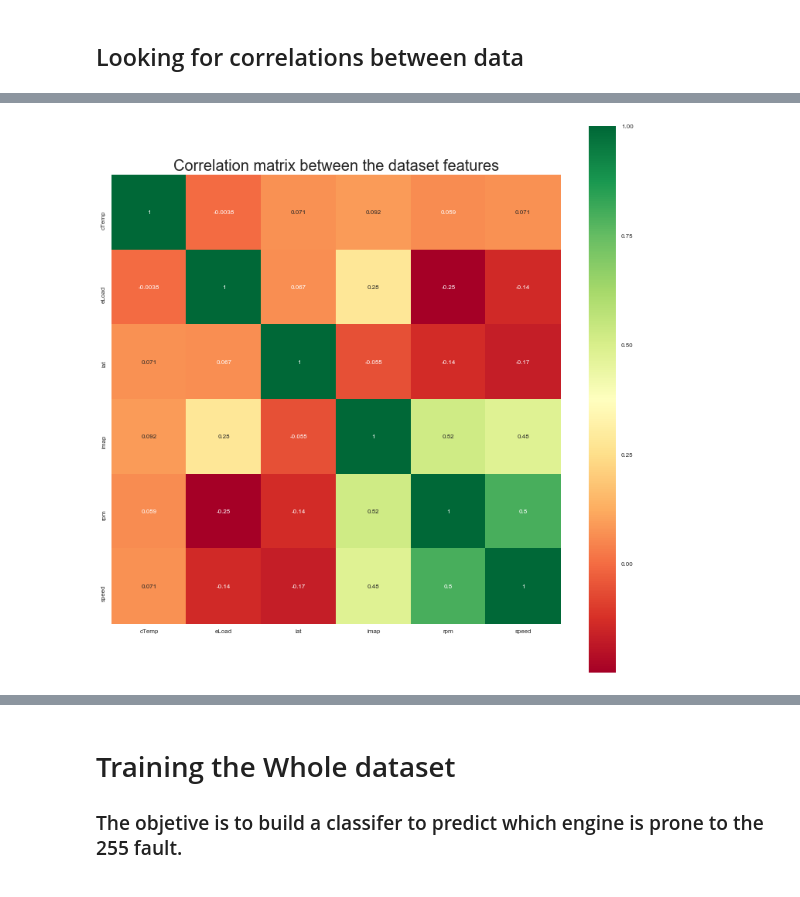
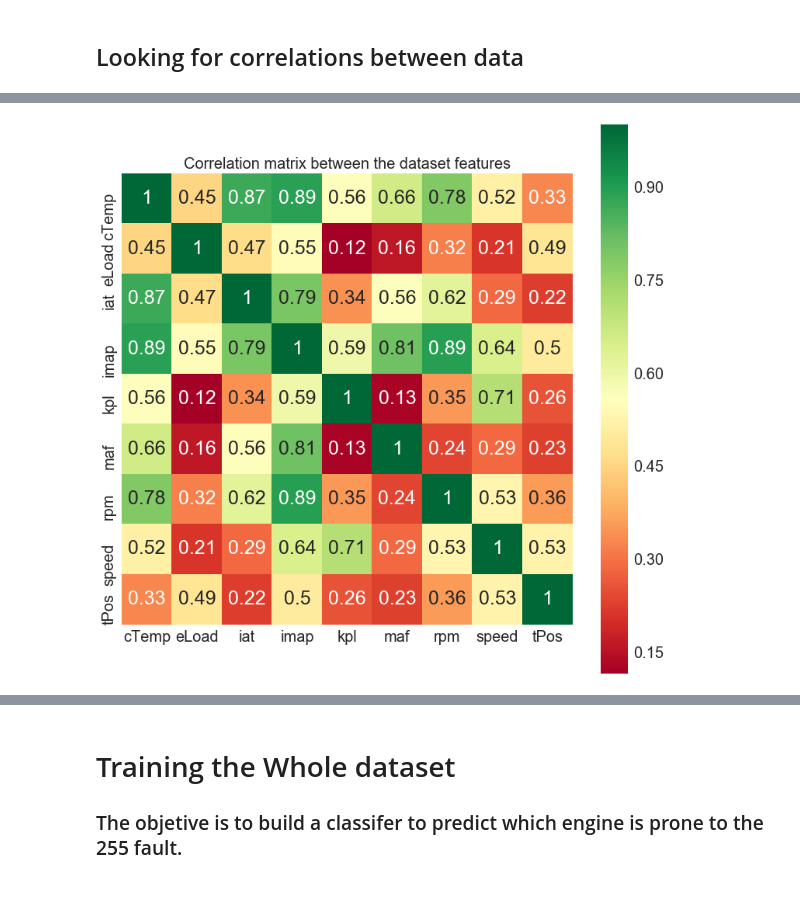
Before and after one commit to noshaq/Vehicle_remote_sensing, a Jupyter notebook: vehicle_telematics.ipynb, the cells around one changed output, grey strips where cells are left out. Drawn from its saved outputs; the diff is of its cells as text; code cells hidden in the pictures.

```diff
--- a/vehicle_telematics.ipynb
+++ b/vehicle_telematics.ipynb
@@ -387,2 +382,20 @@ feature_subplots(trip124scaled,'Relevant Scaled Engine Features for deviceID = 2
 # %% [markdown]
 ## Looking for correlations between data
+# %%
+import seaborn as sns
+
+correlation_matrix = trip124scaled.corr()
+
+plt.figure(figsize=(13,13))
+
+plt.rcParams.update({'font.size': 20})
+plt.rc('axes', titlesize = 20)
+plt.rc('axes', labelsize = 10)
+plt.rc('xtick', labelsize = 20)    # fontsize of the tick labels
+plt.rc('ytick', labelsize = 20)    # fontsize of the tick labels
+plt.rc('legend', fontsize = 20)    # legend fontsize
+plt.rc('figure', titlesize = 20)
+ax = sns.heatmap(correlation_matrix, vmax=1, square=True,annot=True,cmap='GnBu')
+plt.title('Correlation matrix between the dataset features')
+plt.savefig('correlation_matrix.png', format='png', dpi=300)
+plt.show()
@@ -389,19 +750,19 @@ feature_subplots(trip124scaled,'Relevant Scaled Engine Features for deviceID = 2
 # %%
 import seaborn as sns
 
-correlation_matrix = trip124scaled.corr()
+correlation_matrix = trip238_car24.corr(method='pearson')
 
 plt.figure(figsize=(13,13))
 
-plt.rcParams.update({'font.size': 8})
+plt.rcParams.update({'font.size': 25})
 plt.rc('axes', titlesize = 20)
 plt.rc('axes', labelsize = 10)
-plt.rc('xtick', labelsize = 8)    # fontsize of the tick labels
-plt.rc('ytick', labelsize = 8)    # fontsize of the tick labels
-plt.rc('legend', fontsize = 8)    # legend fontsize
+plt.rc('xtick', labelsize = 20)    # fontsize of the tick labels
+plt.rc('ytick', labelsize = 20)    # fontsize of the tick labels
+plt.rc('legend', fontsize = 20)    # legend fontsize
 plt.rc('figure', titlesize = 20)
 ax = sns.heatmap(correlation_matrix, vmax=1, square=True,annot=True,cmap='RdYlGn')
 plt.title('Correlation matrix between the dataset features')
 plt.show()
 # %% [output]
-[figure, old version]
+[figure, new version]
```
Also changed, not shown: parts of 59 cells of this notebook, 2 other files.
